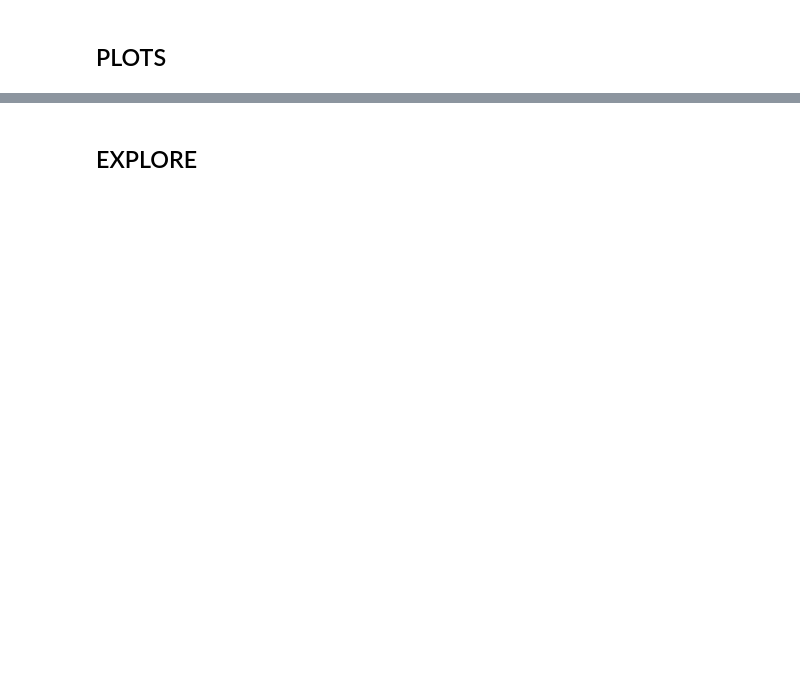
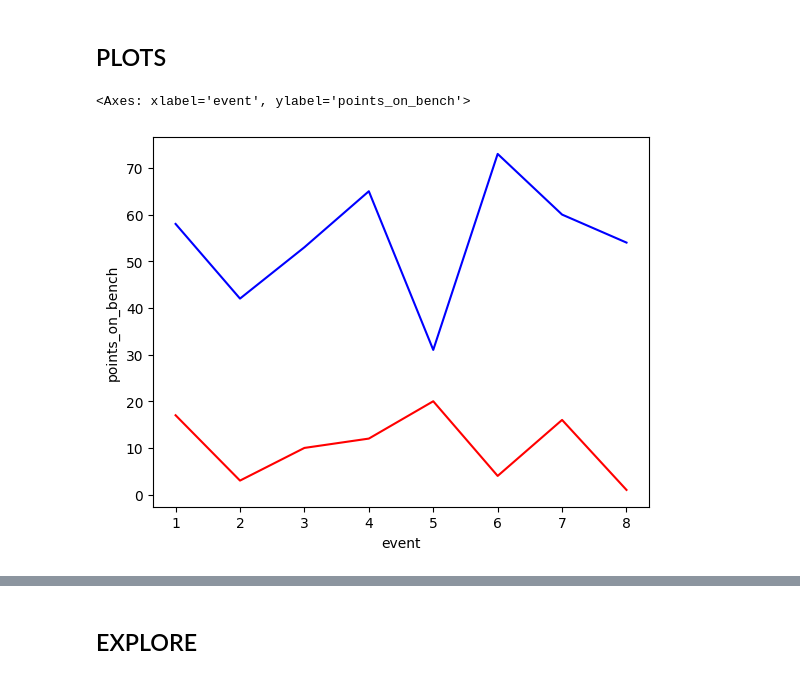
Before and after one commit to Ok3ks/Sports, a Jupyter notebook: fpl/Quick guide to FPL api.ipynb, the cells around one changed output, grey strips where cells are left out. Cells and saved outputs as stored; diff of their text form; code cells hidden in the pictures; blank space fills up the shorter version.

```diff
--- a/fpl/Quick guide to FPL api.ipynb
+++ b/fpl/Quick guide to FPL api.ipynb
@@ -192,0 +8,26 @@ for player_id in entries_df['entry']:
+# %%
+LEAGUE_ID = 85647
+PAGE_ID = 1
+GW = 5
+PLAYER_ID = 18103
+PAGE_COUNT = 1
+
+gw_url= "https://fantasy.premierleague.com/api/event/{}/live/" #stands for gameweek
+fixture_url = 'https://fantasy.premierleague.com/api/fixtures/' #FIXTURE_ID
+transfer_url = 'https://fantasy.premierleague.com/api/entry/{}/transfers/' #player_id
+history_url = "https://fantasy.premierleague.com/api/entry/{}/history/" #{} = PLAYER_ID
+h2h_league = "https://fantasy.premierleague.com/api/leagues-h2h-matches/league/{}/" #LEAGUE_ID
+
+#You can access members of your leagues with this code
+league_url = "https://fantasy.premierleague.com/api/leagues-classic/{}/standings/?page_standings={}"
+#?page_new_entries=1&page_standings={page_id}&phase=2"
+
+#with the main api, You can access players, teams, fixtures, phases of the game. Use json.keys() to Dictionary of elements
+FPL_url = "https://fantasy.premierleague.com/api/bootstrap-static/"
+
+#Access Entry picks with the team_id
+fpl_player = "https://fantasy.premierleague.com/api/entry/{}/event/{}/picks/" #corresponds to player_id and gameweek
+
+#r = requests.get("")
+#json = r.json()
+#json.keys()
@@ -213,0 +899,4 @@ past_df[past_df['event'] == 5].sort_values(by= 'points_on_bench', ascending= Fal
+# %%
+participant = past_df[past_df['entry'] == 3395657].sort_values(by= 'points_on_bench', ascending= False)
+participant['bank'] = participant['bank'].map(lambda x:x/10)
+participant
@@ -214,2 +913,11 @@ past_df[past_df['event'] == 5].sort_values(by= 'points_on_bench', ascending= Fal
 # %% [markdown]
 ## PLOTS
+# %%
+import seaborn as sns
+
+
+sns.lineplot(x = participant['event'], y =participant['points_on_bench'], color ='red')
+sns.lineplot(x = participant['event'], y =participant['points'], color ='blue')
+# %% [output]
+<Axes: xlabel='event', ylabel='points_on_bench'>
+[figure, added]
```
Also changed, not shown: parts of 98 cells of this notebook, 18 other files.
